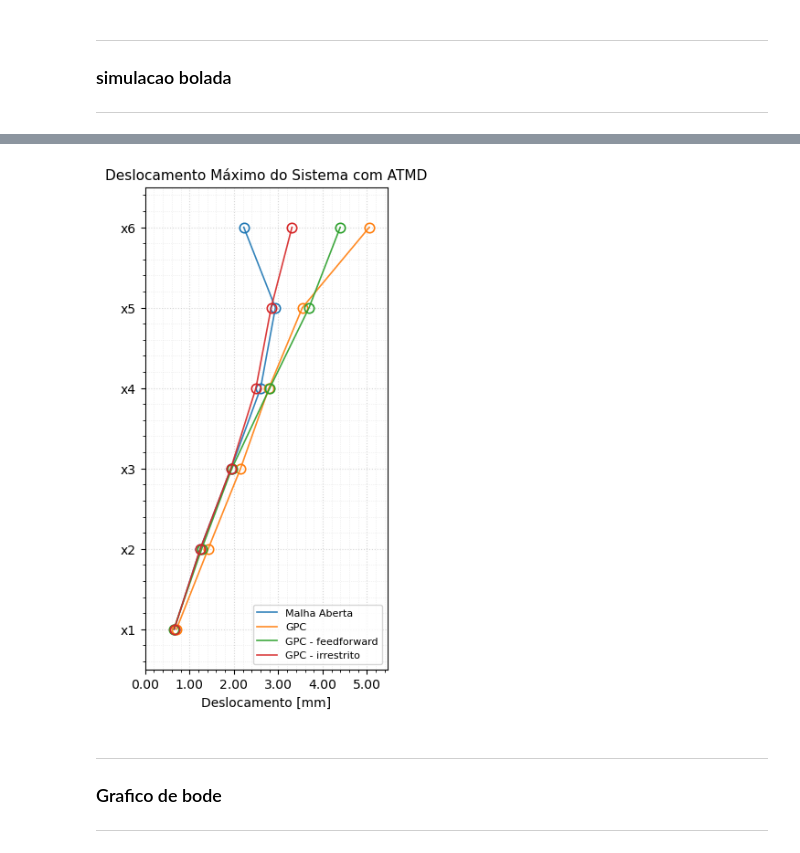
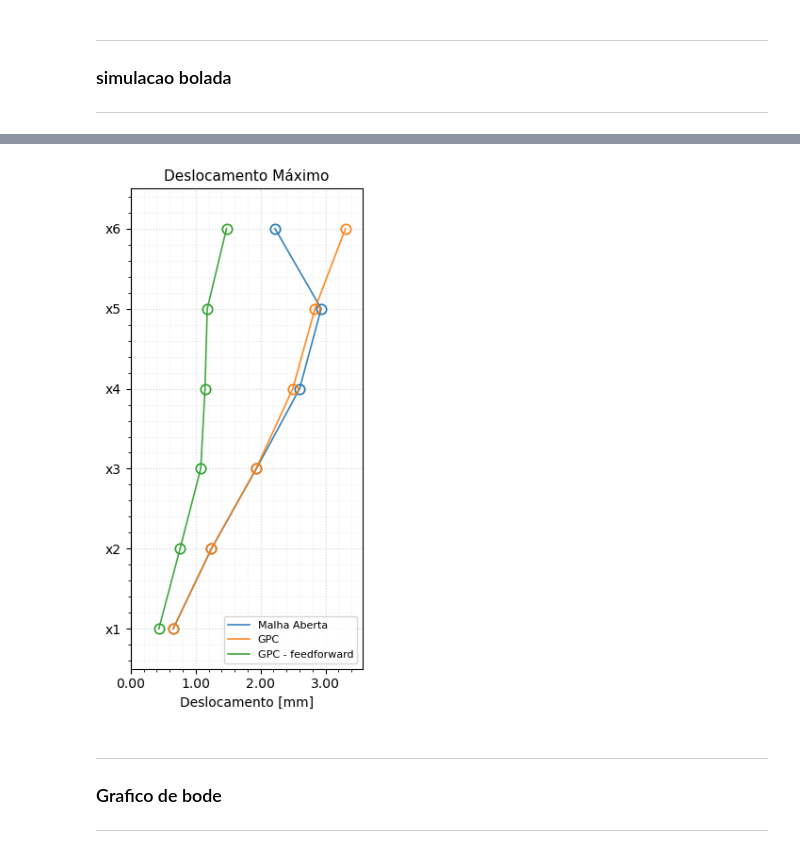
Before and after one commit to AlisonTristao/renovaveis, a Jupyter notebook: model.ipynb, the cells around one changed output, grey strips where cells are left out. Cells and saved outputs as stored; diff of their text form; code cells hidden in the pictures.

```diff
--- a/model.ipynb
+++ b/model.ipynb
@@ -351,7 +351,12 @@ def plot_bode_1_column(freqs, y_matriz, x_label="Frequência (rad/s)",
         plt.tight_layout(pad=1.2)
         plt.show()
 # %%
-def plot_ladder_uq(y_matriz, cols_name, x_label, title="unknown"):
+def plot_ladder_uq(y_matriz, cols_name, x_label, title="unknown",
+                   savepath=None, dpi=150):
+    """
+    Versão estática do gráfico ladder, com layout compatível com o GIF.
+    Se savepath for informado, salva a figura em vez de dar plt.show().
+    """
 
     n_row = len(y_matriz)
     n_col = len(y_matriz[0])
@@ -377,10 +382,10 @@ def plot_ladder_uq(y_matriz, cols_name, x_label, title="unknown"):
 
         return series
 
+    # mesmo tamanho de figura do GIF e sem constrained_layout
     fig, ax = plt.subplots(
         1, 1,
-        figsize=(3, 6),
-        constrained_layout=True
+        figsize=(3, 6)
     )
 
     with plt.rc_context({
@@ -461,7 +466,7 @@ def plot_ladder_uq(y_matriz, cols_name, x_label, title="unknown"):
 
             handles.append(line_handle)
 
-        # ajusta limites do eixo x
+        # ajusta limites do eixo x de forma consistente
         if len(all_vals):
             all_vals_flat = np.abs(np.concatenate(all_vals))
             Xmax = float(all_vals_flat.max()) if all_vals_flat.size else 0.0
@@ -473,5 +478,18 @@ def plot_ladder_uq(y_matriz, cols_name, x_label, title="unknown"):
 
         ax.legend(handles=handles, loc='lower right')
 
-    plt.show()
+        # mesmo tipo de ajuste de layout usado no GIF
+        fig.tight_layout()
+
+    if savepath is not None:
+        fig.savefig(
+            savepath,
+            dpi=dpi,
+            bbox_inches="tight",
+            pad_inches=0.1,
+        )
+        plt.close(fig)
+    else:
+        plt.show()
+        plt.close(fig)
 # %%
@@ -918,8 +960,8 @@ def simulate_gpc(time, perturbation):
     u_min = -10*T
     u_max =  10*T
 
-    d_u_min = -0.01*T
-    d_u_max = 0.01*T
+    d_u_min = -1*T
+    d_u_max = 1*T
 
     # matriz diferencial de saturação S_d u - I u_prev <= d_u_max - i [1 0 ... 0].T
     I = np.array([[1] + [0]*(N_u - 1)])
@@ -1111,7 +1153,7 @@ def simulate_gpc(time, perturbation):
 
 # perturbacao senoidal
 perturbation = [0.0] * (len(time)+N_y)
-perturbation[2*N_y] = 1/T # impulso em t=1s '''
+perturbation[N_y] = 1/T # impulso em t=1s '''
 
 # senoide para valores maiores q 5s
 '''for i in range(len(perturbation)):
@@ -1148,8 +1190,9 @@ plot_1_column(time, u_arr, title="Ações de Controle do ATMD [N]", x_label="Tem
 # %%
-plot_ladder_uq(y_arr, x_label="Deslocamento [mm]", cols_name=["Malha Aberta", "GPC", "GPC - feedforward", "GPC - irrestrito"], title="Deslocamento Máximo do Sistema com ATMD")
-#plot_ladder_uq_gif(time, y_arr, x_label="Deslocamento [mm]", cols_name=["Malha Aberta", "GPC", "GPC - feedforward", "GPC - irrestrito"])
+plot_ladder_uq(y_arr, x_label="Deslocamento [mm]", cols_name=["Malha Aberta", "GPC", "GPC - feedforward", "GPC - irrestrito"], title="Deslocamento Máximo")
+# anima apenas 1/3 do tempo pra ficar mais rápido
+#plot_ladder_uq_gif(time, y_arr, x_label="Deslocamento [mm]", cols_name=["Malha Aberta", "GPC", "GPC - feedforward"], title="Deslocamento no Tempo", Ts=100)
 # %% [output]
-[figure, old version]
+[figure, new version]
 # %% [markdown]
 ---
 ### Grafico de bode
```
Also changed, not shown: parts of 7 cells of this notebook, 1 other file.
